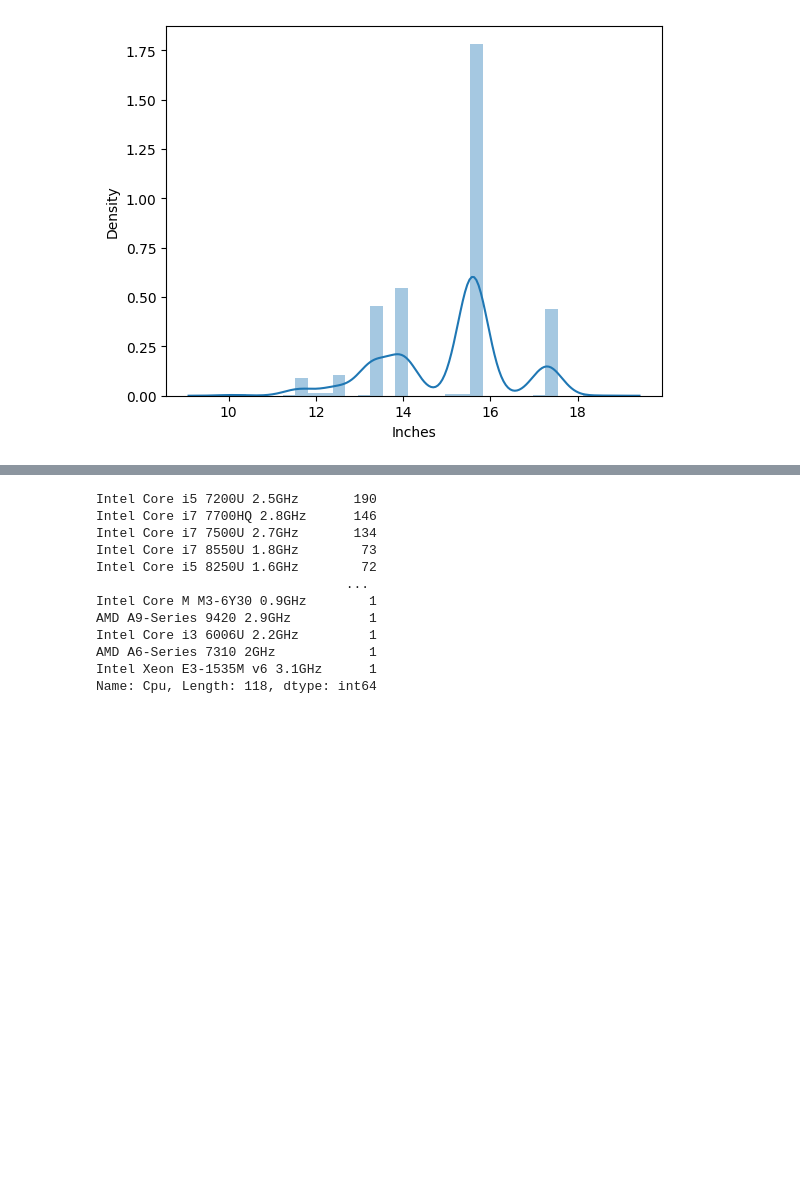
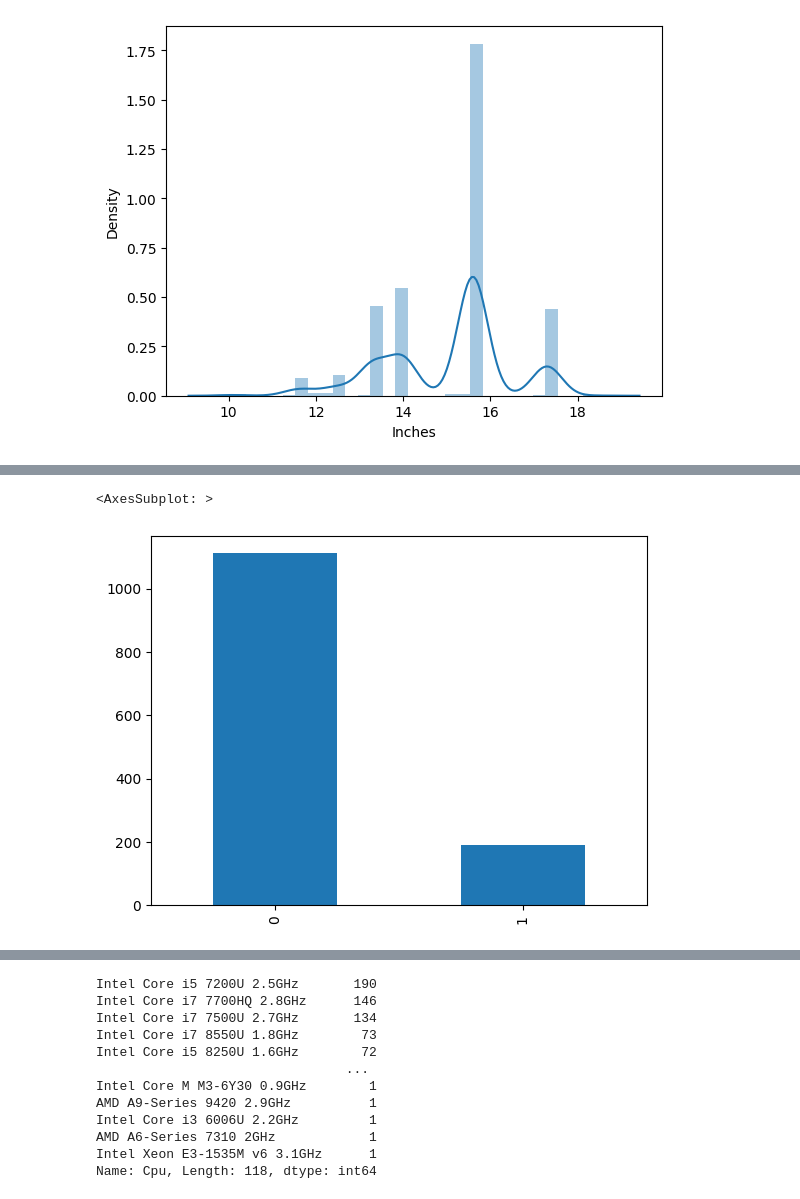
Before and after one commit to Utkrishtdutta/Laptop_Price_prediction, a Jupyter notebook: laptop_price_prediction.ipynb, the cells around one changed output, grey strips where cells are left out. Cells and saved outputs as stored; diff of their text form; code cells hidden in the pictures; blank space fills up the shorter version.

```diff
--- a/laptop_price_prediction.ipynb
+++ b/laptop_price_prediction.ipynb
@@ -219,0 +243,7 @@ sns.barplot(x=data['Inches'],y=data['Price'])
+# %%
+data['Touchscreen'] = data['ScreenResolution'].apply(lambda x:1 if 'Touchscreen' in x else 0)
+# %%
+data['Touchscreen'].value_counts().plot(kind='bar')
+# %% [output]
+<AxesSubplot: >
+[figure, added]
```
Also changed, not shown: parts of 79 cells of this notebook.
